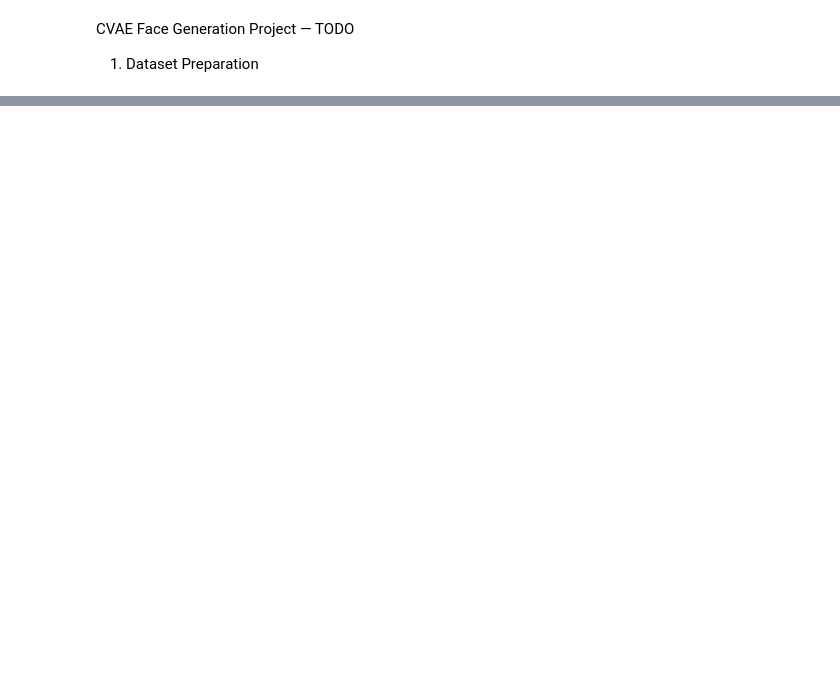
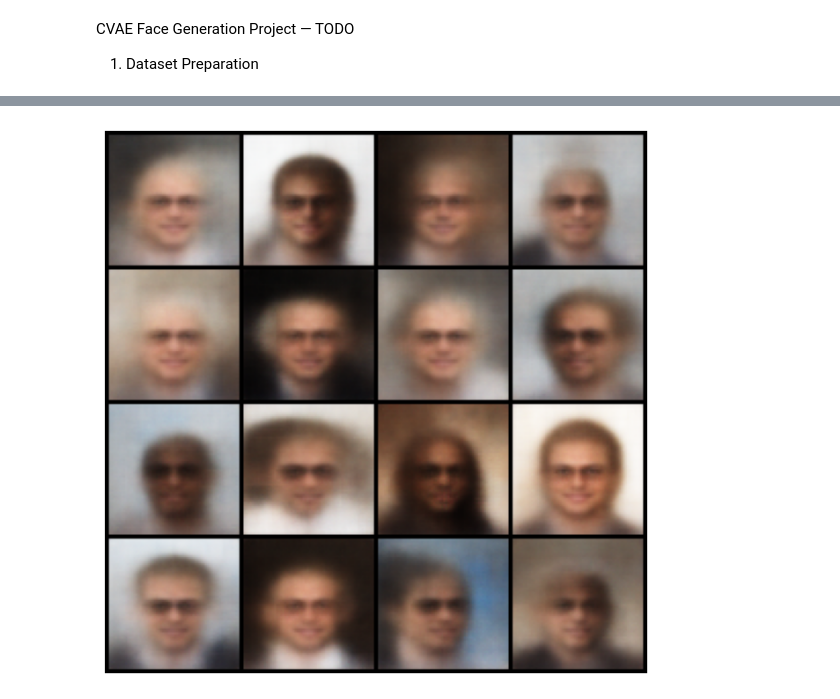
Before and after one commit to Waszka20/DL-Conditional-Face-Generation, a Jupyter notebook: projekt.ipynb, the cells around one changed output, grey strips where cells are left out. Drawn from its saved outputs; the diff is of its cells as text; code cells hidden in the pictures; blank space fills up the shorter version.

```diff
--- a/projekt.ipynb
+++ b/projekt.ipynb
@@ -14,5 +14,5 @@ SELECTED_ATTRIBUTES = [
 ]
 device = torch.device("cuda" if torch.cuda.is_available() else "cpu")
 model = CVAE(latent_dim=128, n_classes=len(SELECTED_ATTRIBUTES), image_size=64)
-model.load_state_dict(torch.load("cvae.pth"))
+model.load_state_dict(torch.load("cvae_good.pth"))
 model.to(device)
@@ -19,20 +37,22 @@ model.to(device)
 # %%
 from src.utils import show_generated_faces
 
 selected_attrs = {
-    "Bald": 0,
+    "Bald": 1,
     "Black_Hair": 0,
-    "Blond_Hair": 1,
-    "Eyeglasses": 0,
+    "Blond_Hair": 0,
+    "Eyeglasses": 1,
     "Male": 1
     }
 
 
 show_generated_faces(
     model=model,
     selected_attrs=selected_attrs,
     attribute_names=SELECTED_ATTRIBUTES,
     latent_dim=128,
     n_samples=16,
     device=device
 )
+# %% [output]
+[figure, added]
```
Also changed, not shown: parts of 1 cell of this notebook, 6 other files.
